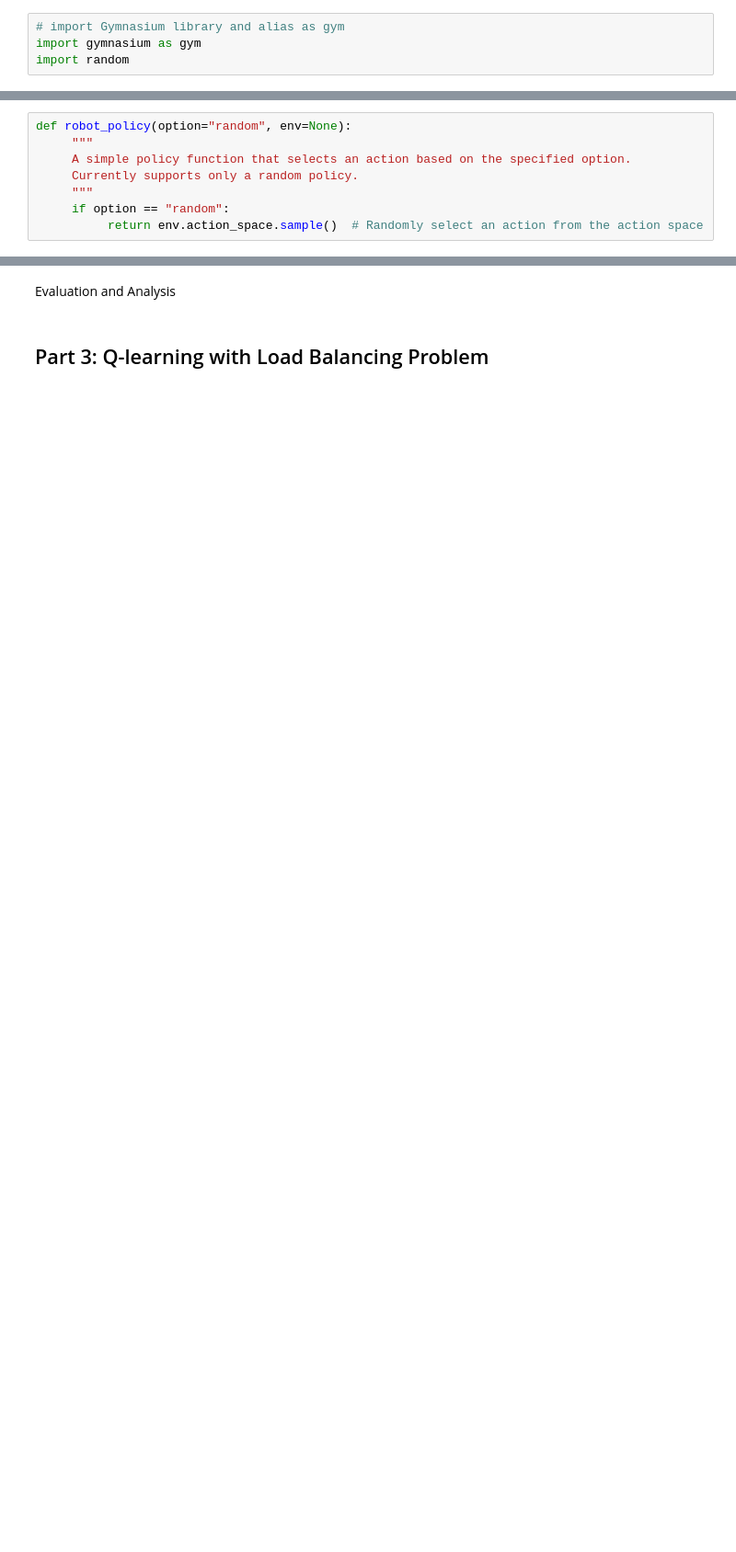
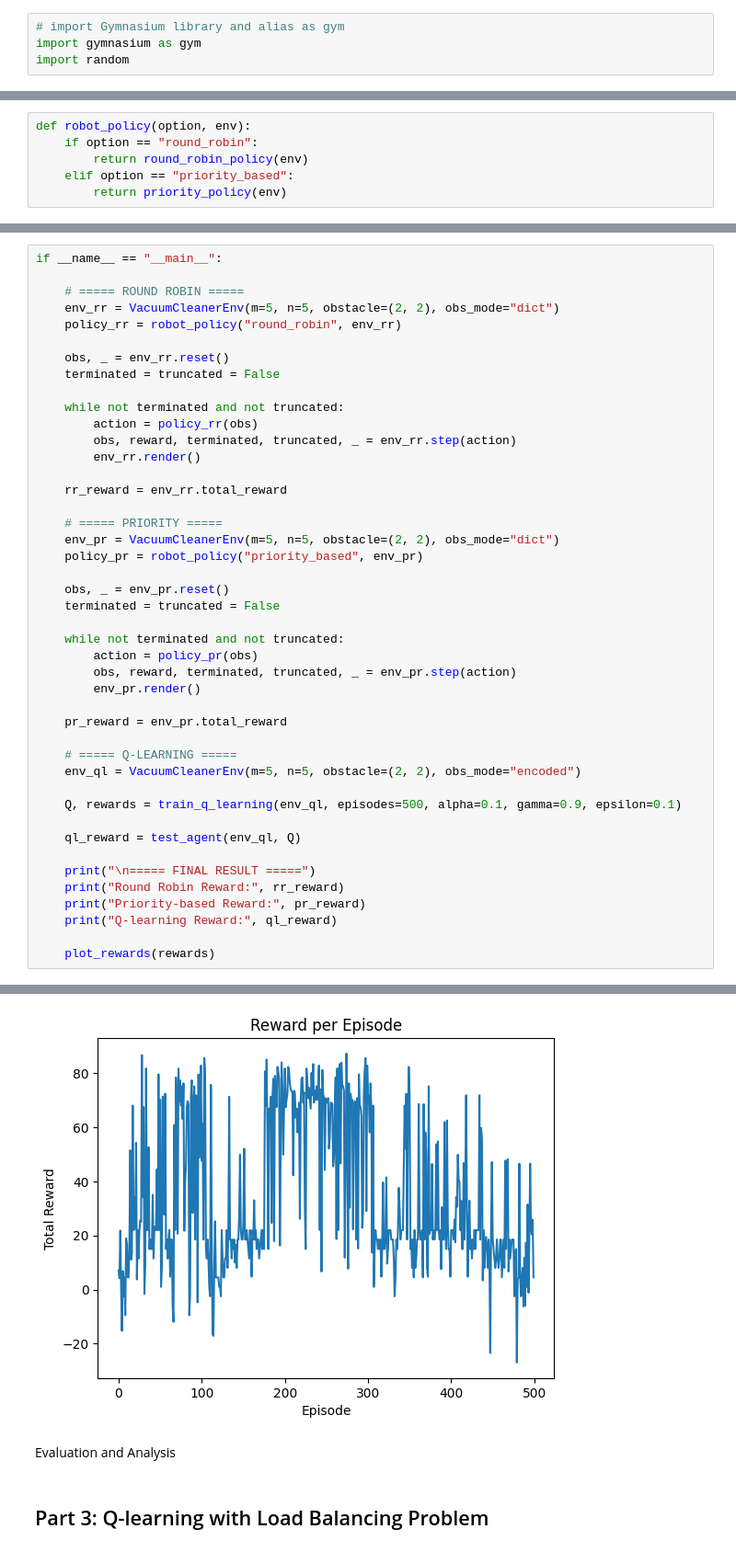
Before and after one commit to NT549-Q21-RL-for-Network/lab-02-Q-learning, a Jupyter notebook: Lab2.ipynb, the cells around one changed output, grey strips where cells are left out. Shown at 92% size. Drawn from its saved outputs; the diff is of its cells as text; blank space fills up the shorter version.

```diff
--- a/Lab2.ipynb
+++ b/Lab2.ipynb
@@ -407,11 +537,3 @@ class VacuumCleanerEnv(gym.Env):
             print(''.join(row))
         print(f"Total reward: {self.total_reward}")
         time.sleep(0.15)
-# %%
-def robot_policy(option="random", env=None):
-     """
-     A simple policy function that selects an action based on the specified option.
-     Currently supports only a random policy.
-     """
-     if option == "random":
-          return env.action_space.sample()  # Randomly select an action from the action space
@@ -436,0 +657,6 @@ def save(...):
+# %%
+def robot_policy(option, env):
+    if option == "round_robin":
+        return round_robin_policy(env)
+    elif option == "priority_based":
+        return priority_policy(env)
@@ -436,0 +759,45 @@ def save(...):
+# %%
+if __name__ == "__main__":
+
+    # ===== ROUND ROBIN =====
+    env_rr = VacuumCleanerEnv(m=5, n=5, obstacle=(2, 2), obs_mode="dict")
+    policy_rr = robot_policy("round_robin", env_rr)
+
+    obs, _ = env_rr.reset()
+    terminated = truncated = False
+
+    while not terminated and not truncated:
+        action = policy_rr(obs)
+        obs, reward, terminated, truncated, _ = env_rr.step(action)
+        env_rr.render()
+
+    rr_reward = env_rr.total_reward
+
+    # ===== PRIORITY =====
+    env_pr = VacuumCleanerEnv(m=5, n=5, obstacle=(2, 2), obs_mode="dict")
+    policy_pr = robot_policy("priority_based", env_pr)
+
+    obs, _ = env_pr.reset()
+    terminated = truncated = False
+
+    while not terminated and not truncated:
+        action = policy_pr(obs)
+        obs, reward, terminated, truncated, _ = env_pr.step(action)
+        env_pr.render()
+
+    pr_reward = env_pr.total_reward
+
+    # ===== Q-LEARNING =====
+    env_ql = VacuumCleanerEnv(m=5, n=5, obstacle=(2, 2), obs_mode="encoded")
+
+    Q, rewards = train_q_learning(env_ql, episodes=500, alpha=0.1, gamma=0.9, epsilon=0.1)
+
+    ql_reward = test_agent(env_ql, Q)
+
+    print("\n===== FINAL RESULT =====")
+    print("Round Robin Reward:", rr_reward)
+    print("Priority-based Reward:", pr_reward)
+    print("Q-learning Reward:", ql_reward)
+
+    plot_rewards(rewards)
+# %% [output]
@@ -437,3 +816,4 @@ def save(...):
+[figure, added]
 # %% [markdown]
 Evaluation and Analysis
 # %% [markdown]
```
Also changed, not shown: parts of 24 cells of this notebook, 8 other files.
